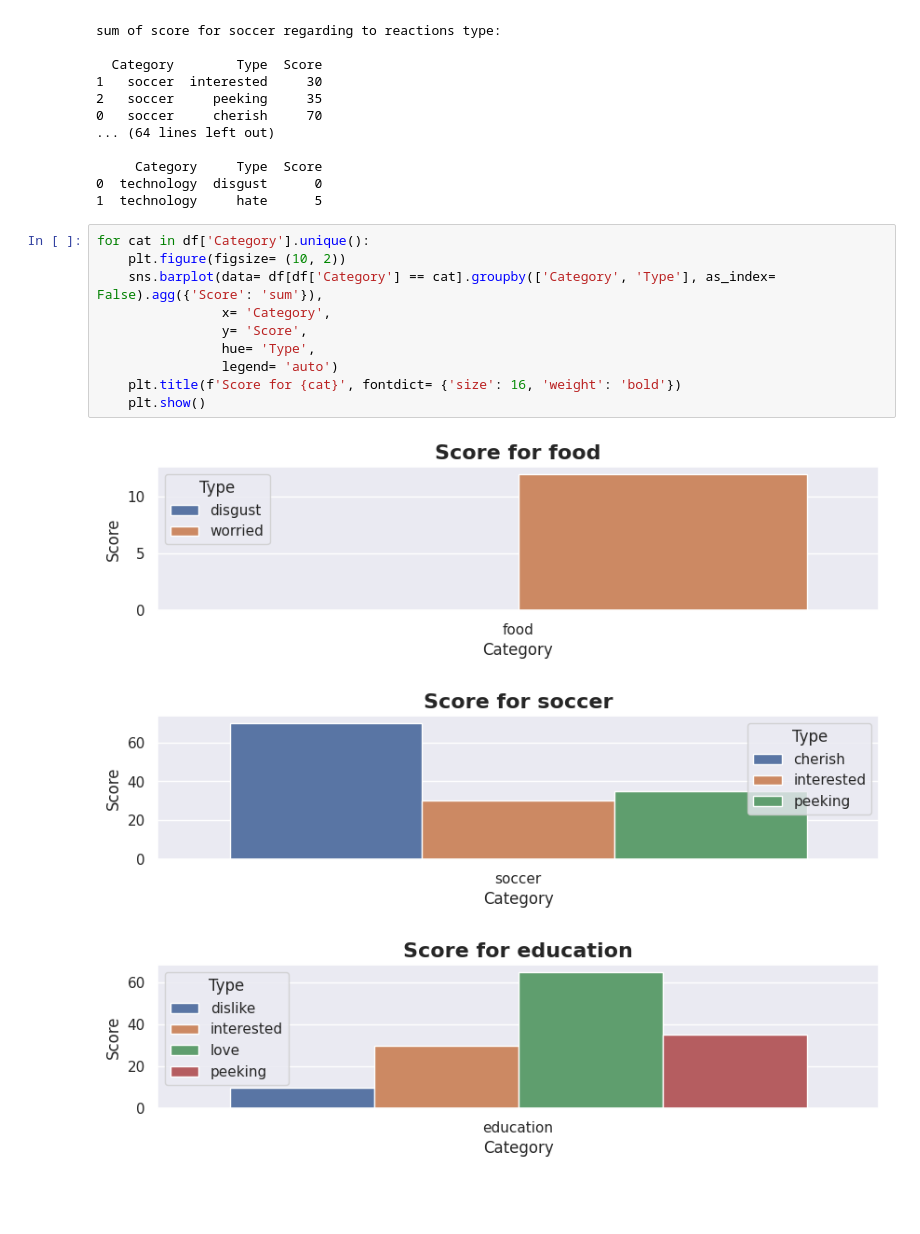
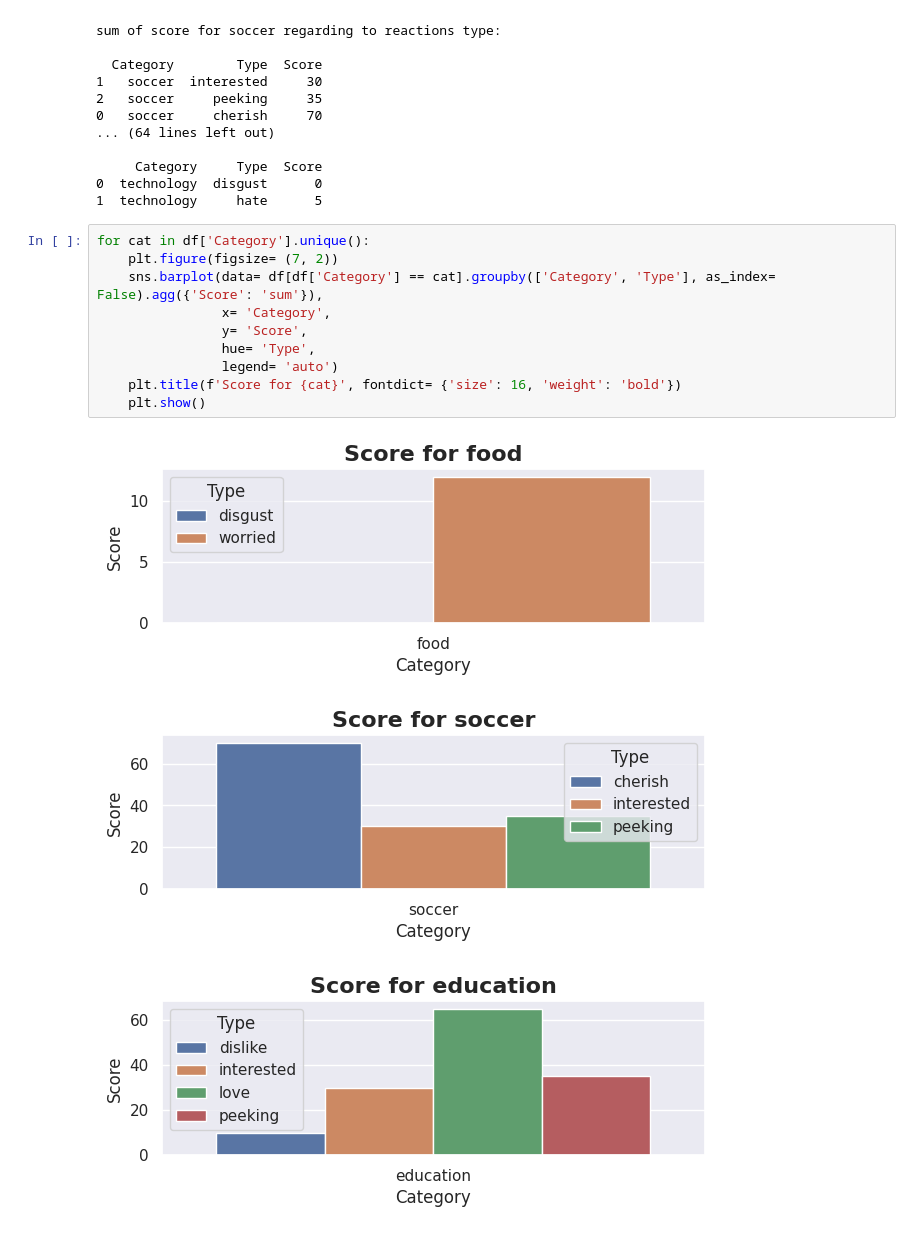
Before and after one commit to AhmAnwar/accenture_virtual_experience_VE_by_Forage, a Jupyter notebook: accenture-virtual-experience-ve-by-forage.ipynb, the cells around one changed output. Saved outputs shown, nothing was run; the diff lists cells and outputs as text; blank space fills up the shorter version.

```diff
--- a/accenture-virtual-experience-ve-by-forage.ipynb
+++ b/accenture-virtual-experience-ve-by-forage.ipynb
@@ -307,15 +307,15 @@ sum of score for soccer regarding to reactions type:
 1  technology     hate      5
 # %%
 for cat in df['Category'].unique():
-    plt.figure(figsize= (10, 2))
+    plt.figure(figsize= (7, 2))
     sns.barplot(data= df[df['Category'] == cat].groupby(['Category', 'Type'], as_index= False).agg({'Score': 'sum'}),
                 x= 'Category',
                 y= 'Score',
                 hue= 'Type',
                 legend= 'auto')
     plt.title(f'Score for {cat}', fontdict= {'size': 16, 'weight': 'bold'})
     plt.show()
 # %% [output]
-[figure, old version]
+[figure, new version]
-[figure, old version]
+[figure, new version]
-[figure, old version]
+[figure, new version]
```
Also changed, not shown: parts of 3 cells of this notebook.
